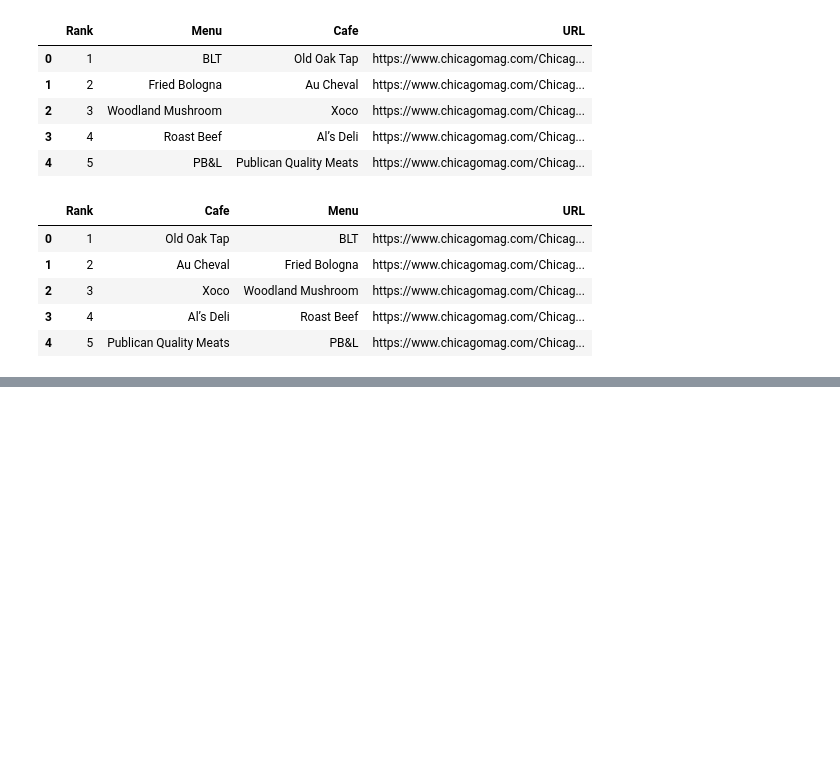
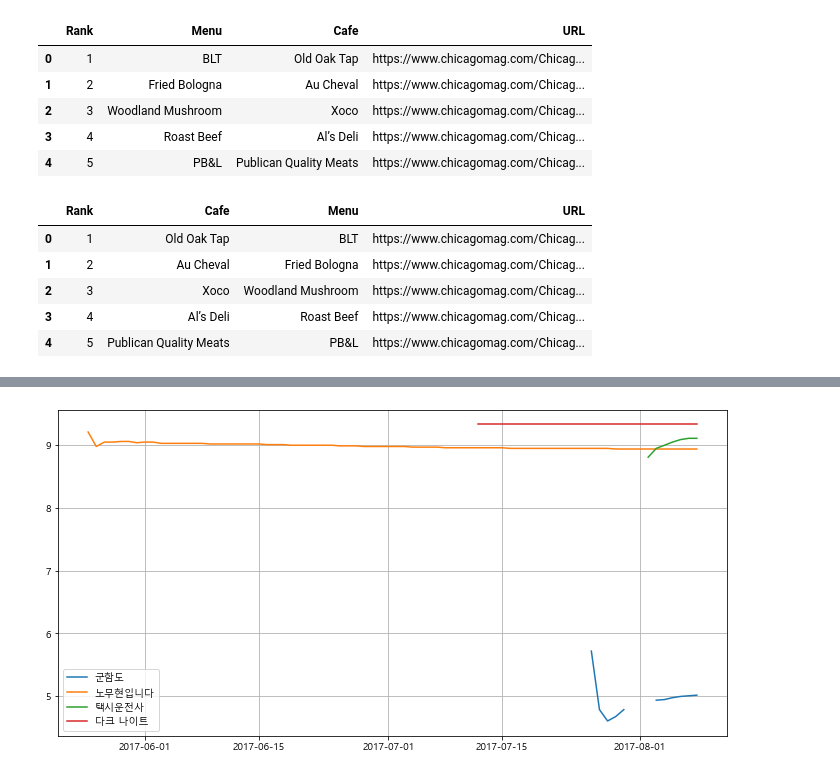
Before and after one commit to Pahahot/YunJiWan, a Jupyter notebook: DataScience/source_code/3 Chapter.ipynb, the cells around one changed output, grey strips where cells are left out. Cells and saved outputs as stored; diff of their text form; code cells hidden in the pictures; blank space fills up the shorter version.

```diff
--- a/DataScience/source_code/3 Chapter.ipynb
+++ b/DataScience/source_code/3 Chapter.ipynb
@@ -471,0 +835,3 @@ df.head(5)
+# %%
+movie_pivot = pd.pivot_table(movie, index=["date"], columns=['name'], values=['point'], aggfunc='first')
+movie_pivot.head()
@@ -471,0 +848,2 @@ df.head(5)
+# %%
+movie_pivot.columns = movie_pivot.columns.droplevel()
@@ -471,0 +873,9 @@ df.head(5)
+# %%
+target_col = ['군함도', '노무현입니다', '택시운전사', '다크 나이트']
+plt.figure(figsize=(12,6))
+plt.plot(movie_pivot[target_col])
+plt.legend(target_col, loc='best')
+plt.grid()
+plt.show()
+# %% [output]
+[figure, added]
```
Also changed, not shown: parts of 40 cells of this notebook, 1 other file.
